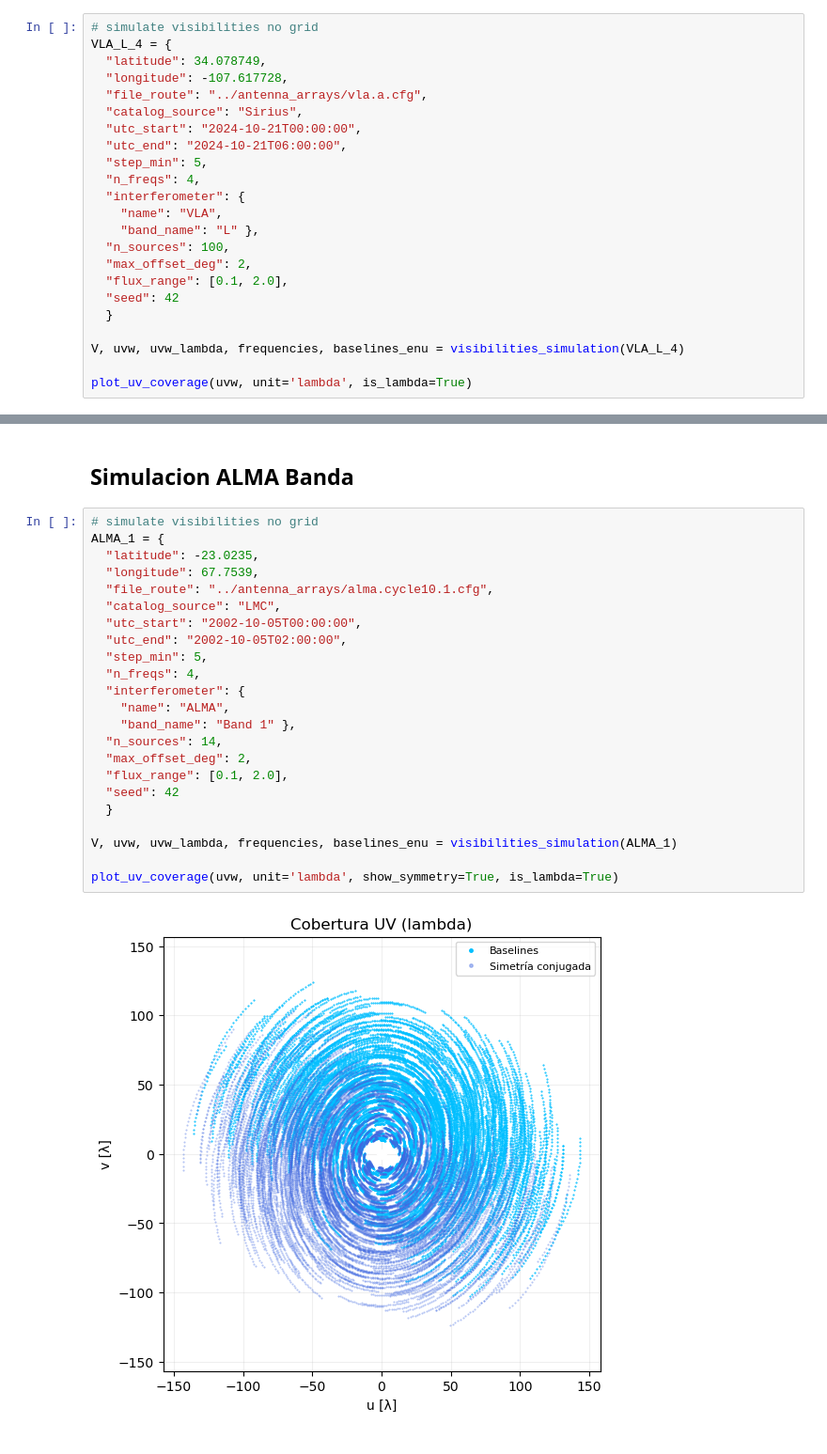
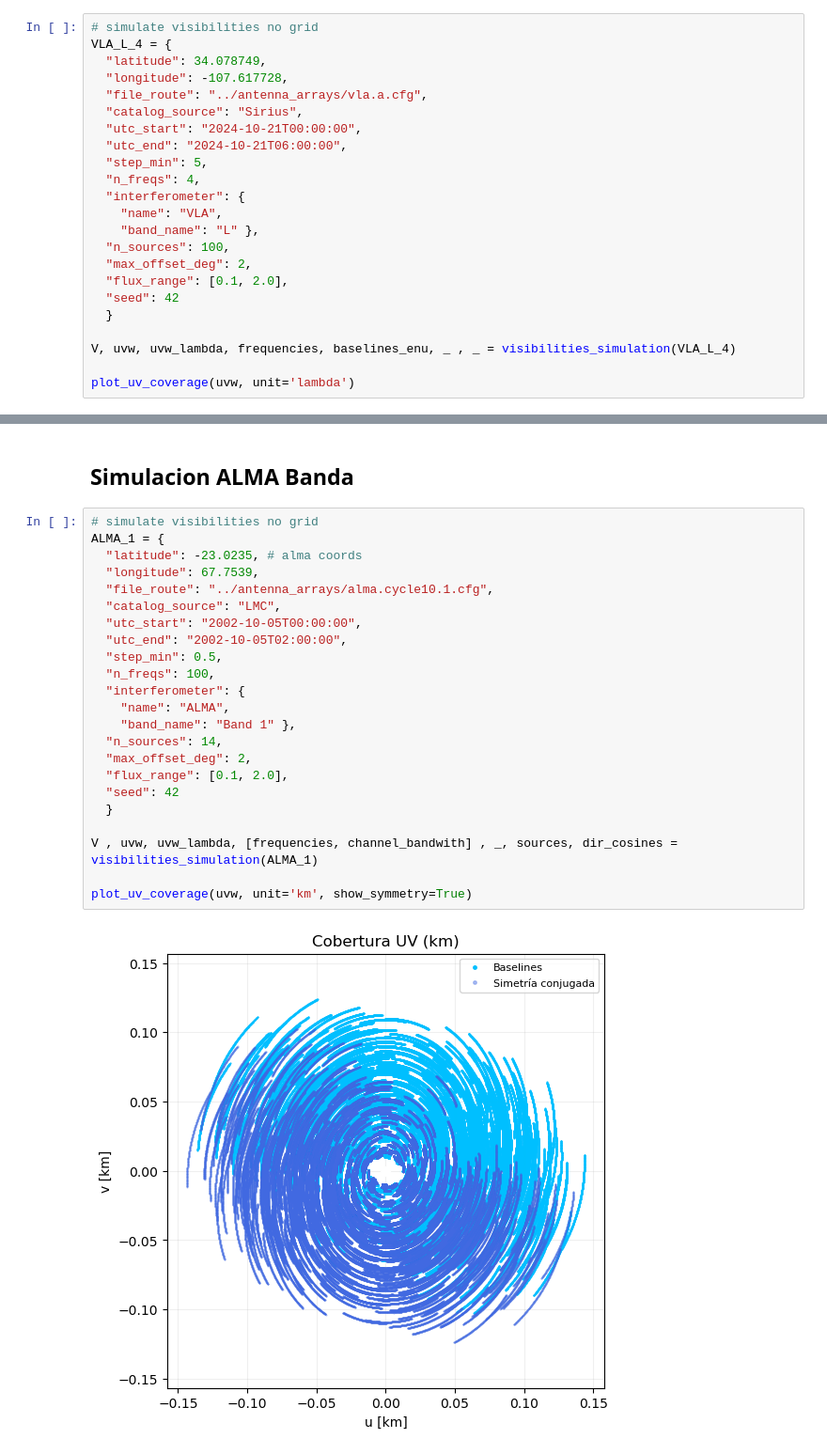
Before and after one commit to Mieres7/RadioInterferometry, a Jupyter notebook: TallerDeInvestigación/simulation[EP1].ipynb, the cells around one changed output, grey strips where cells are left out. Shown at 94% size. Saved outputs shown, nothing was run; the diff lists cells and outputs as text.

```diff
--- a/TallerDeInvestigación/simulation[EP1].ipynb
+++ b/TallerDeInvestigación/simulation[EP1].ipynb
@@ -54,7 +46,7 @@ VLA_L_4 = {
   "seed": 42
   }
 
-V, uvw, uvw_lambda, frequencies, baselines_enu = visibilities_simulation(VLA_L_4)
+V, uvw, uvw_lambda, frequencies, baselines_enu, _ , _ = visibilities_simulation(VLA_L_4)
 
-plot_uv_coverage(uvw, unit='lambda', is_lambda=True)
+plot_uv_coverage(uvw, unit='lambda')
 # %% [output]
@@ -64,25 +56,25 @@ plot_uv_coverage(uvw, unit='lambda', is_lambda=True)
 # %%
 # simulate visibilities no grid
 ALMA_1 = {
-  "latitude": -23.0235,
+  "latitude": -23.0235, # alma coords
   "longitude": 67.7539,
   "file_route": "../antenna_arrays/alma.cycle10.1.cfg",
   "catalog_source": "LMC",
   "utc_start": "2002-10-05T00:00:00",
   "utc_end": "2002-10-05T02:00:00",
-  "step_min": 5,
-  "n_freqs": 4,
+  "step_min": 0.5,
+  "n_freqs": 100,
   "interferometer": {
     "name": "ALMA",
     "band_name": "Band 1" },
   "n_sources": 14,
   "max_offset_deg": 2,
   "flux_range": [0.1, 2.0],
   "seed": 42
   }
 
-V, uvw, uvw_lambda, frequencies, baselines_enu = visibilities_simulation(ALMA_1)
+V , uvw, uvw_lambda, [frequencies, channel_bandwith] , _, sources, dir_cosines = visibilities_simulation(ALMA_1)
 
-plot_uv_coverage(uvw, unit='lambda', show_symmetry=True, is_lambda=True)
+plot_uv_coverage(uvw, unit='km', show_symmetry=True)
 # %% [output]
-[figure, old version]
+[figure, new version]
```
Also changed, not shown: parts of 9 cells of this notebook, 5 other files.
